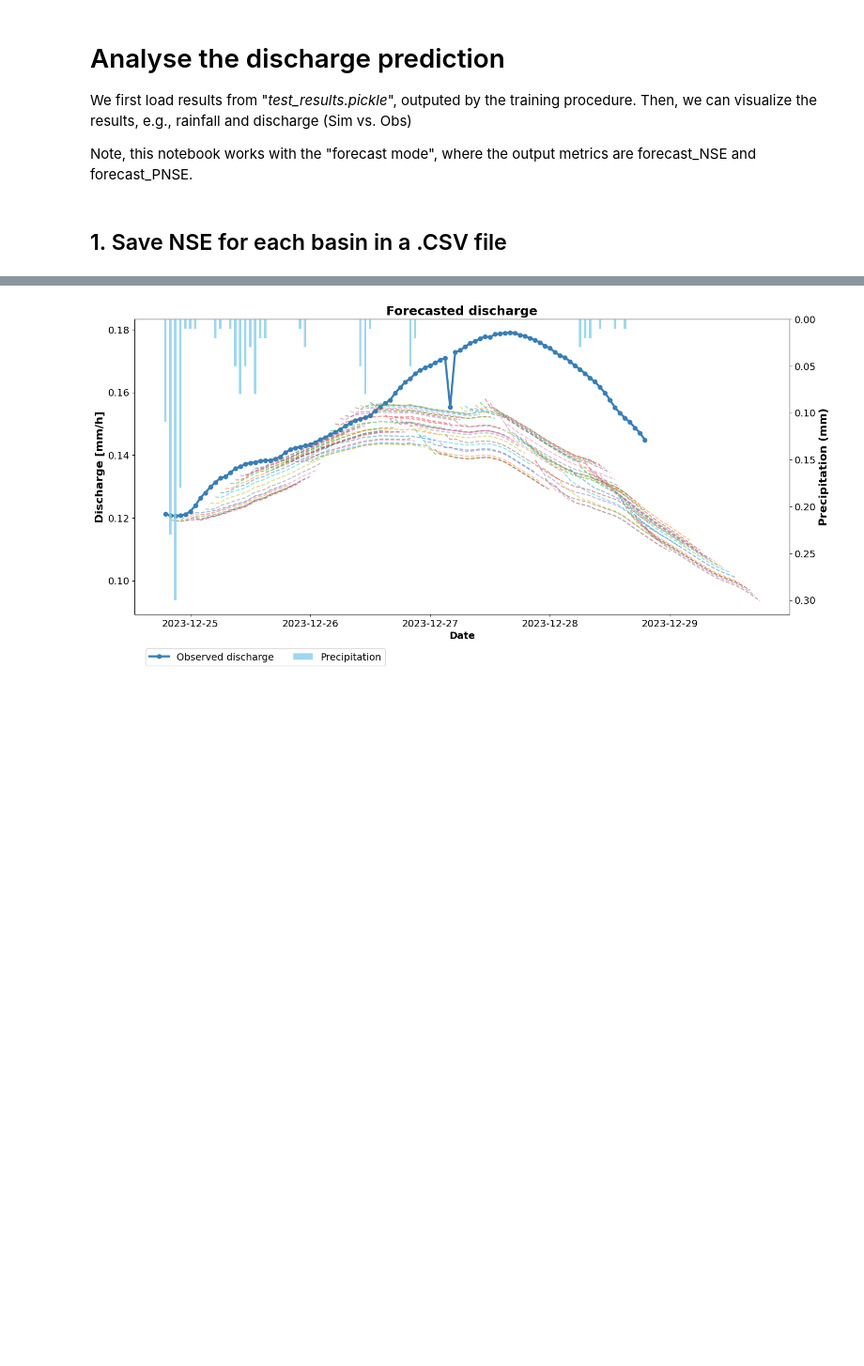
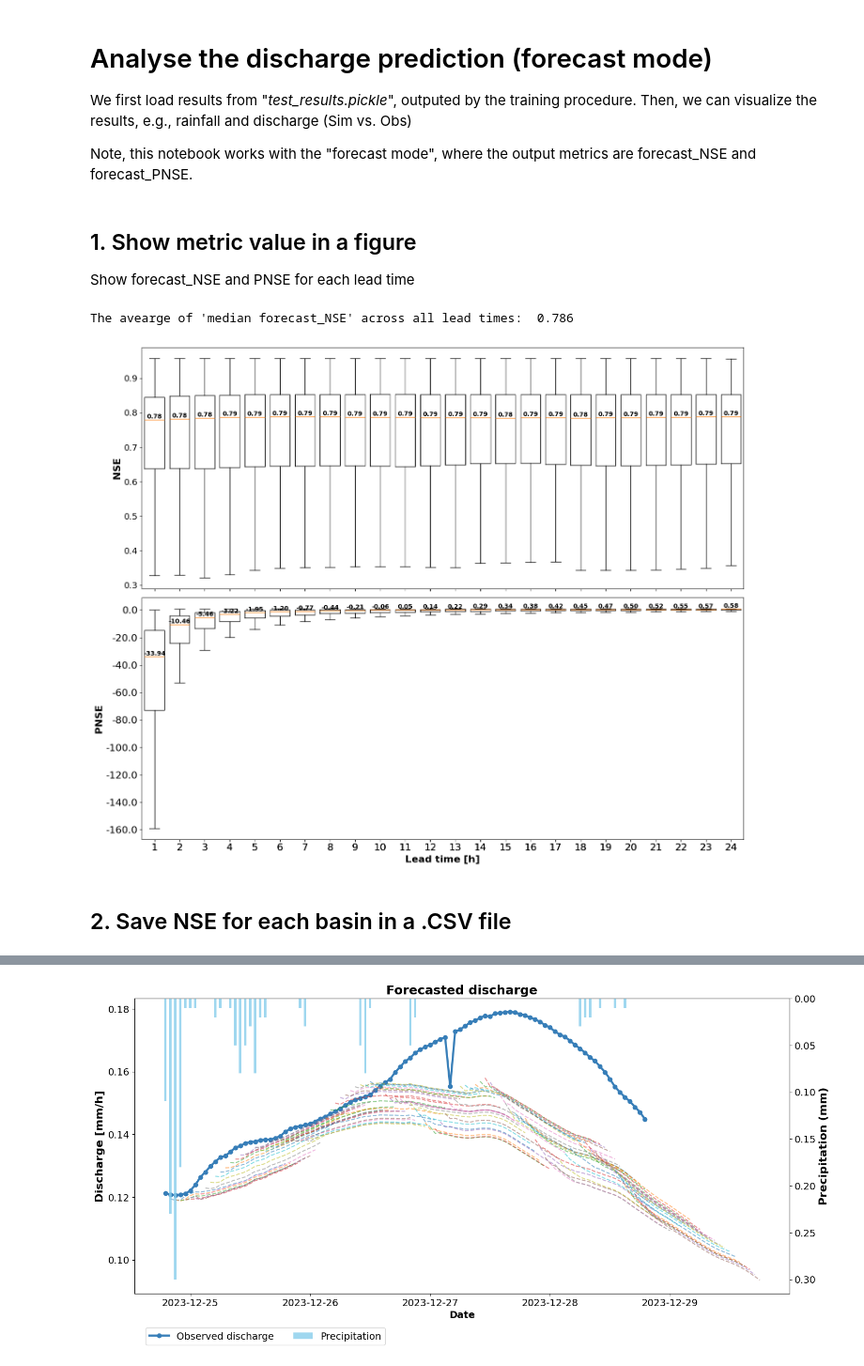
Before and after one commit to TianlongJia/Hy2DL, a Jupyter notebook: Analysis_Rainfall_and_Q_forecast.ipynb, the cells around one changed output, grey strips where cells are left out. Shown at 94% size. Drawn from its saved outputs; the diff is of its cells as text; code cells hidden in the pictures; blank space fills up the shorter version.

```diff
--- a/Analysis_Rainfall_and_Q_forecast.ipynb
+++ b/Analysis_Rainfall_and_Q_forecast.ipynb
@@ -1,5 +1,5 @@
 # %% [markdown]
-# Analyse the discharge prediction
+# Analyse the discharge prediction (forecast mode)
 
 We first load results from "*test_results.pickle*", outputed by the training procedure. Then, we can visualize the results, e.g., rainfall and discharge (Sim vs. Obs)
 
@@ -24,10 +25,10 @@ from hy2dl.evaluation.metrics import forecast_NSE, forecast_PNSE
 color_palette = {"observed": "#377eb8", "simulated": "#4daf4a"}
 # %%
 # Load the test_results from a pickle file
-file_path = r"D:\Research\Projects\Hy2DL\results\LSTM_Forecast_DE_292_basins_seed_110\test_results.pickle"
+file_path = r"D:\Research\Projects\Hy2DL\results\bs_256_uniqueBlocksTrue\test_results.pickle"
 
 # Path to save the excel file with rainfall and discharge values
-test_result_save_path = r"D:\Research\Projects\Hy2DL\results\LSTM_Forecast_DE_292_basins_seed_110\test_results"
+test_result_save_path = r"D:\Research\Projects\Hy2DL\results\bs_256_uniqueBlocksTrue\test_results"
 
 # create_folder(folder_path=test_result_save_path)
 os.makedirs(test_result_save_path, exist_ok=True)
@@ -35,8 +36,80 @@ os.makedirs(test_result_save_path, exist_ok=True)
 # Load the test results
 with open(file_path, "rb") as f:
     test_results = pickle.load(f)
+# %% [markdown]
+## 1. Show metric value in a figure
+
+Show forecast_NSE and PNSE for each lead time
+# %%
+df_NSE = forecast_NSE(results=test_results)
+df_PNSE = forecast_PNSE(results=test_results)
+
+# Calculate the median forecast_NSE across all basins for each lead time
+# Then, output the average value across all lead times
+print("The avearge of 'median forecast_NSE' across all lead times: ", f"{df_NSE.median().mean():.3f}")
+
+fig, axes = plt.subplots(nrows=2, ncols=1, figsize=(15, 12), sharex=True)  # Share x-axis
+
+# First subplot: NSE
+axes[0].boxplot(
+    df_NSE.dropna().values,
+    widths=0.8,
+    positions=np.arange(len(df_NSE.columns)) + 1,
+    showfliers=False,
+)
+
+medians = df_NSE.median(axis=0).values
+for i, median in enumerate(medians):
+    axes[0].text(
+        i + 1,
+        median,
+        f"{median:.2f}",
+        horizontalalignment="center",
+        verticalalignment="bottom",
+        fontsize=10,
+        fontweight="bold",
+        color="black",
+    )
+
+axes[0].set_ylabel("NSE", fontsize=16, fontweight="bold")
+axes[0].yaxis.set_major_formatter(ticker.FormatStrFormatter("%.1f"))
+axes[0].tick_params(axis="both", labelsize=14)
+
+# Second subplot: Boxplot
+axes[1].boxplot(
+    df_PNSE.dropna().values,
+    widths=0.8,
+    positions=np.arange(len(df_PNSE.columns)) + 1,
+    showfliers=False,
+)
+
+# Add median values as text
+medians = df_PNSE.median(axis=0).values
+for i, median in enumerate(medians):
+    axes[1].text(
+        i + 1,
+        median,
+        f"{median:.2f}",
+        horizontalalignment="center",
+        verticalalignment="bottom",
+        fontsize=10,
+        fontweight="bold",
+        color="black",
+    )
+
+axes[1].set_xlabel("Lead time [h]", fontsize=16, fontweight="bold")
+axes[1].set_ylabel("PNSE", fontsize=16, fontweight="bold")
+axes[1].tick_params(axis="both", labelsize=16)
+axes[1].yaxis.set_major_formatter(ticker.FormatStrFormatter("%.1f"))
+
+# Adjust layout
+plt.tight_layout()
+plt.show()
+# %% [output]
+The avearge of 'median forecast_NSE' across all lead times:  0.786
+[figure, added]
 # %% [markdown]
-## 1. Save NSE for each basin in a .CSV file
+## 2. Save NSE for each basin in a .CSV file
 # %%
 df_NSE = forecast_NSE(results=test_results)
 df_PNSE = forecast_PNSE(results=test_results)
```
Also changed, not shown: parts of 5 cells of this notebook, 3 other files.
